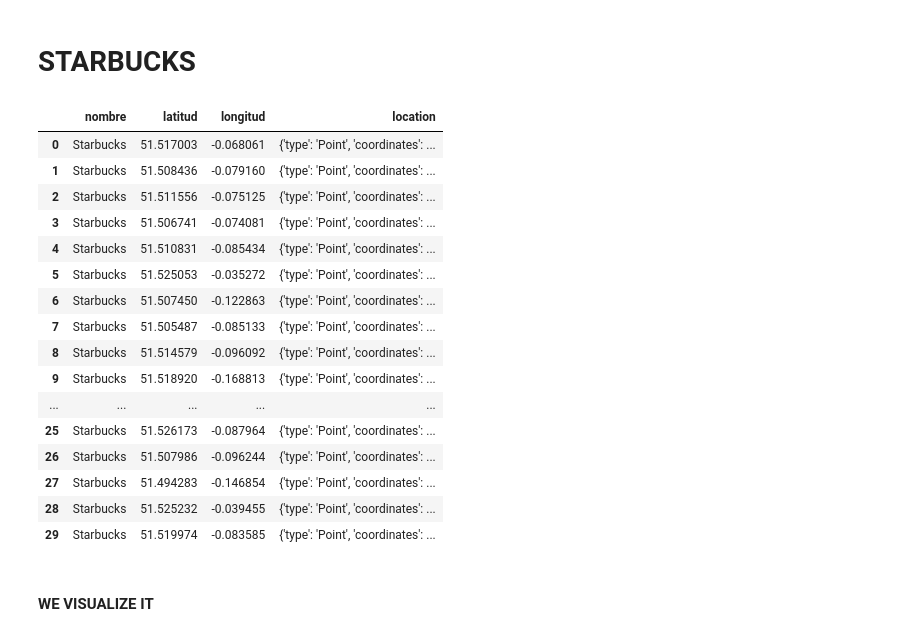
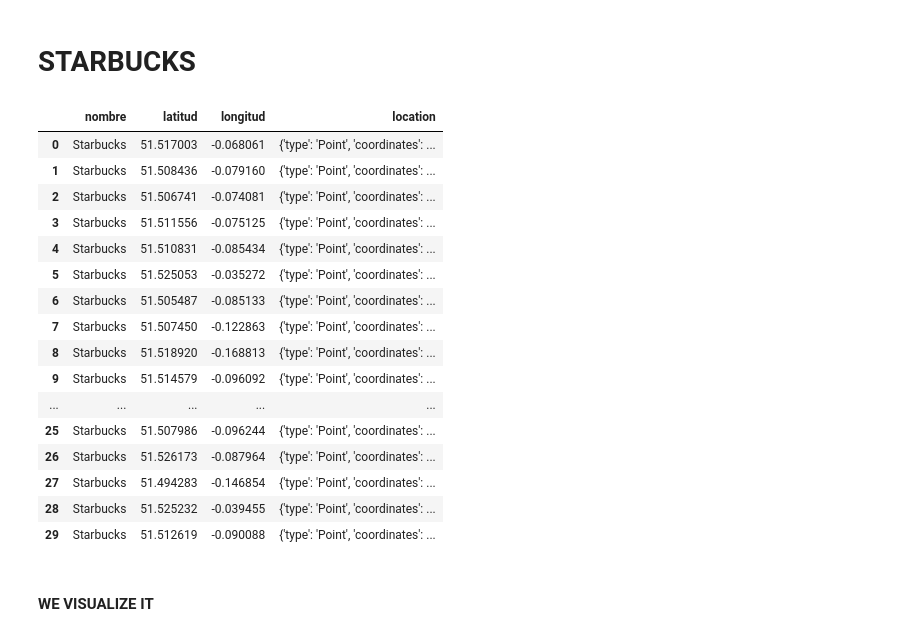
Before and after one commit to bvispo/Geospatial-data-project, a Jupyter notebook: Notebooks/LONDON.ipynb, the cells around one changed output. Saved outputs shown, nothing was run; the diff lists cells and outputs as text; code cells hidden in the pictures.

```diff
--- a/Notebooks/LONDON.ipynb
+++ b/Notebooks/LONDON.ipynb
@@ -45,27 +45,22 @@ def extraetodo(json):
 def type_point(lista):
     return {"type":"Point", "coordinates": lista}
 # %%
-def funcion(string):
+def places_cities(place, city):
     url_query = 'https://api.foursquare.com/v2/venues/search'
     url_recomendados = 'https://api.foursquare.com/v2/venues/explore'
+    client_id = os.getenv("tok1")
+    client_secret = os.getenv("tok2")
     parametros = {
-    "client_id": client_id,
-    "client_secret": client_secret,
-    "v": "20180323",
-    "ll": f"{london['coordinates'][0]}, {london['coordinates'][1]}", #aquí pongo la ciudad que quiero
-    "query": f"{string}" #aquí pongo lo que quiero buscar en la ciudad.
+        "client_id": client_id,
+        "client_secret": client_secret,
+        "v": "20180323",
+        "ll": f"{city['coordinates'][0]}, {city['coordinates'][1]}", #aquí pongo la ciudad que quiero
+        "query": f"{place}" #aquí pongo lo que quiero buscar en la ciudad.
 }
     resp = requests.get(url_query, params = parametros).json()
-    data = resp["response"]["venues"]
-    df = pd.DataFrame(data)
     map_ = ["location", "lat"]
     getFromDict(resp["response"]["venues"][0], map_)
     resp["response"]["venues"][0]["location"]["address"]
     loquebusco = resp["response"]["venues"]
-    lovemosclaro = extraetodo(loquebusco)
-    data_final = pd.DataFrame(lovemosclaro)
-    #download data as json
-    with open ("london.json","w") as f: # creamos un archivo vacío en el que vamos a escribir
-        json.dump(lovemosclaro,f) # cargamos nuestra lista de diccionarios en ese archivo
 
-    return data_final
+    return extraetodo(loquebusco)
@@ -72,25 +75,25 @@ def funcion(string):
 # %% [markdown]
 # STARBUCKS
 # %%
-funcion("Starbucks")
+funcion("Starbucks", london)
 # %% [output]
 |  | nombre | latitud | longitud | location |
 | 0 | Starbucks | 51.517003 | -0.068061 | {'type': 'Point', 'coordinates': ... |
 | 1 | Starbucks | 51.508436 | -0.079160 | {'type': 'Point', 'coordinates': ... |
-| 2 | Starbucks | 51.511556 | -0.075125 | {'type': 'Point', 'coordinates': ... |
-| 3 | Starbucks | 51.506741 | -0.074081 | {'type': 'Point', 'coordinates': ... |
+| 2 | Starbucks | 51.506741 | -0.074081 | {'type': 'Point', 'coordinates': ... |
+| 3 | Starbucks | 51.511556 | -0.075125 | {'type': 'Point', 'coordinates': ... |
 | 4 | Starbucks | 51.510831 | -0.085434 | {'type': 'Point', 'coordinates': ... |
 | 5 | Starbucks | 51.525053 | -0.035272 | {'type': 'Point', 'coordinates': ... |
-| 6 | Starbucks | 51.507450 | -0.122863 | {'type': 'Point', 'coordinates': ... |
-| 7 | Starbucks | 51.505487 | -0.085133 | {'type': 'Point', 'coordinates': ... |
-| 8 | Starbucks | 51.514579 | -0.096092 | {'type': 'Point', 'coordinates': ... |
-| 9 | Starbucks | 51.518920 | -0.168813 | {'type': 'Point', 'coordinates': ... |
+| 6 | Starbucks | 51.505487 | -0.085133 | {'type': 'Point', 'coordinates': ... |
+| 7 | Starbucks | 51.507450 | -0.122863 | {'type': 'Point', 'coordinates': ... |
+| 8 | Starbucks | 51.518920 | -0.168813 | {'type': 'Point', 'coordinates': ... |
+| 9 | Starbucks | 51.514579 | -0.096092 | {'type': 'Point', 'coordinates': ... |
 | ... | ... | ... | ... | ... |
-| 25 | Starbucks | 51.526173 | -0.087964 | {'type': 'Point', 'coordinates': ... |
-| 26 | Starbucks | 51.507986 | -0.096244 | {'type': 'Point', 'coordinates': ... |
+| 25 | Starbucks | 51.507986 | -0.096244 | {'type': 'Point', 'coordinates': ... |
+| 26 | Starbucks | 51.526173 | -0.087964 | {'type': 'Point', 'coordinates': ... |
 | 27 | Starbucks | 51.494283 | -0.146854 | {'type': 'Point', 'coordinates': ... |
 | 28 | Starbucks | 51.525232 | -0.039455 | {'type': 'Point', 'coordinates': ... |
-| 29 | Starbucks | 51.519974 | -0.083585 | {'type': 'Point', 'coordinates': ... |
+| 29 | Starbucks | 51.512619 | -0.090088 | {'type': 'Point', 'coordinates': ... |
 # %% [markdown]
 #### WE VISUALIZE IT
 # %%
```
Also changed, not shown: parts of 14 cells of this notebook, 12 other files.
